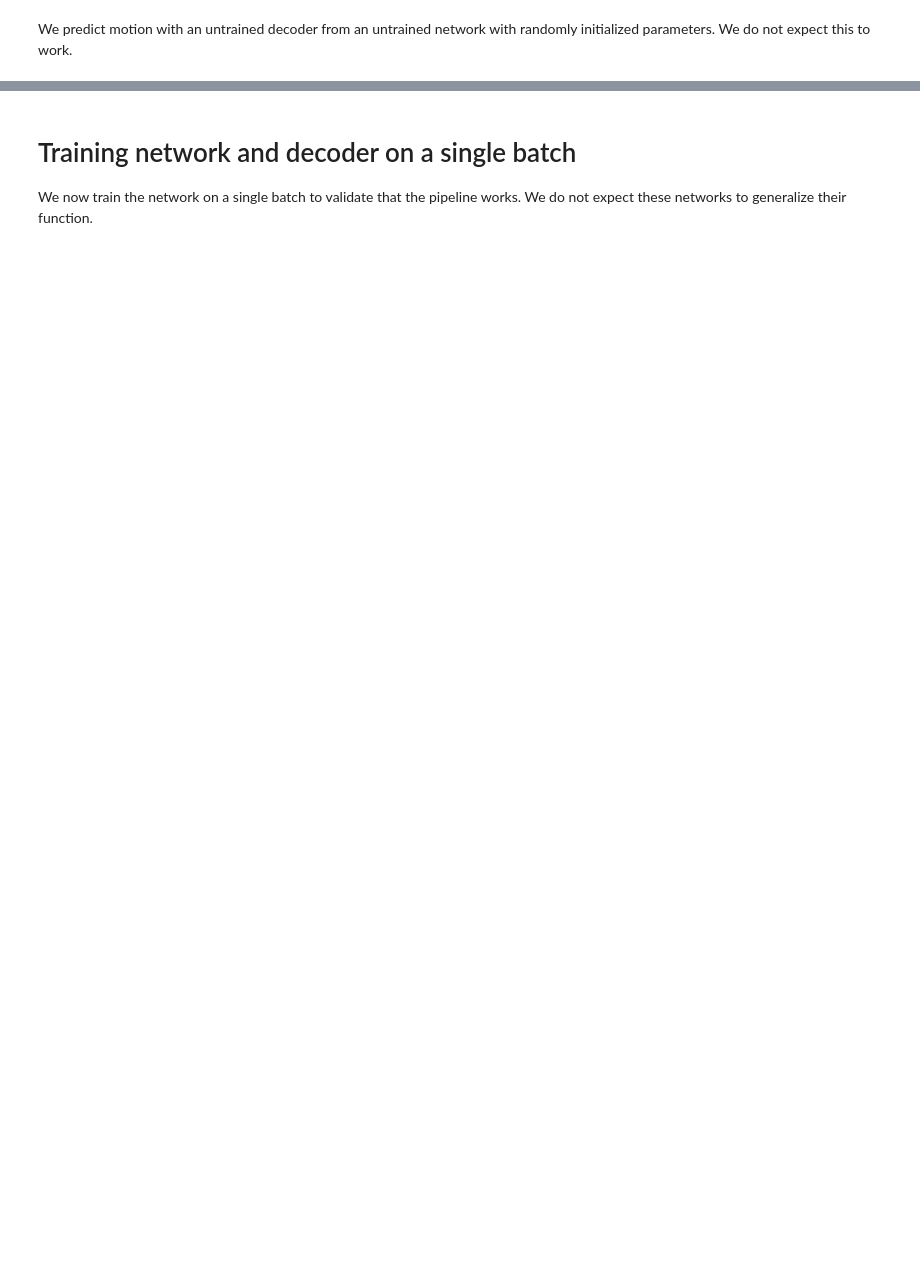
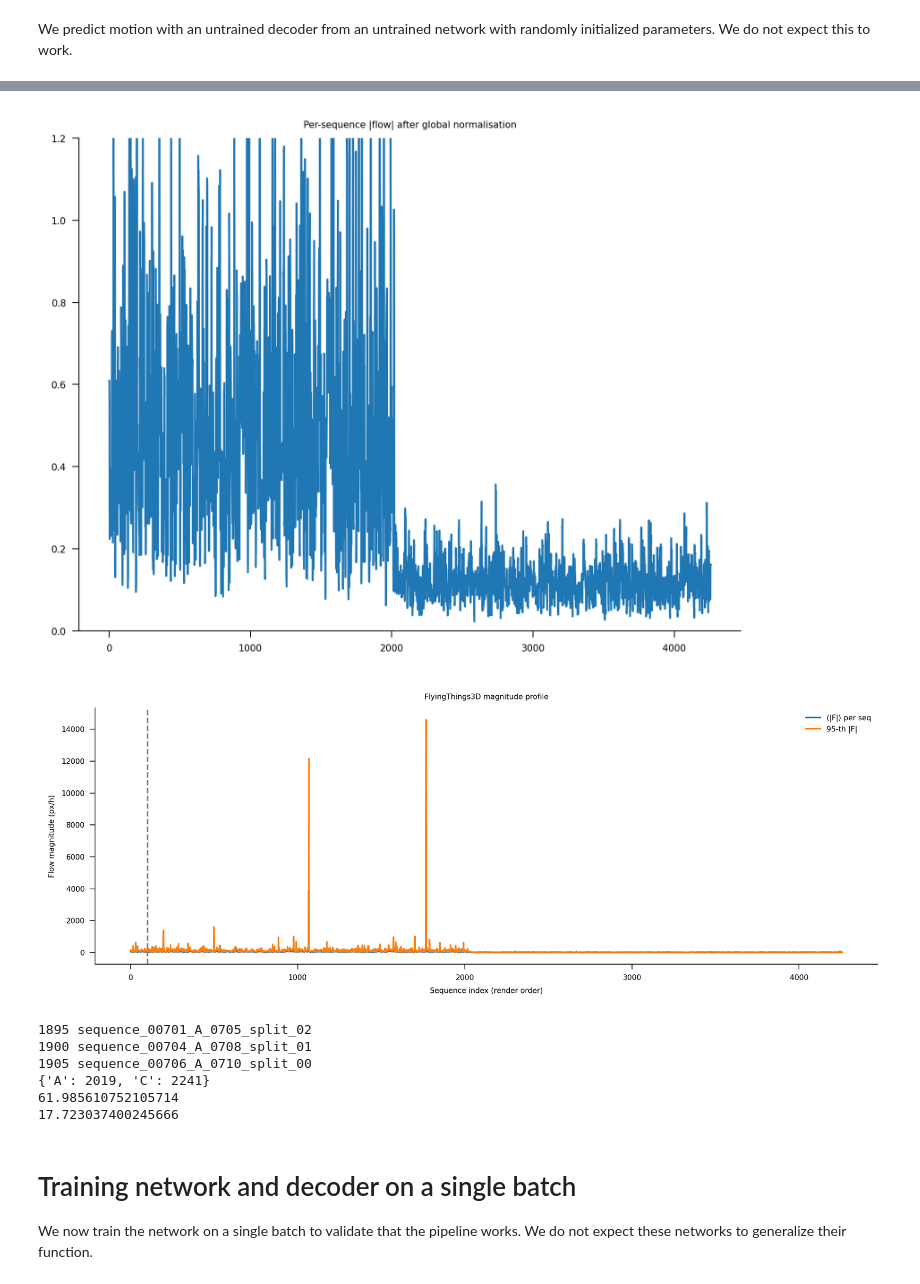
Before and after one commit to greenfire0/flyvis, a Jupyter notebook: examples/mc/02_flyvision_optic_flow_task.ipynb, the cells around one changed output, grey strips where cells are left out. Cells and saved outputs as stored; diff of their text form; code cells hidden in the pictures; blank space fills up the shorter version.

```diff
--- a/examples/mc/02_flyvision_optic_flow_task.ipynb
+++ b/examples/mc/02_flyvision_optic_flow_task.ipynb
@@ -597,3 +536,60 @@ normalized_ft3d = FT3DNormalized(ft3d, mag_95)
+# %%
+import numpy as np, pandas as pd, matplotlib.pyplot as plt, torch
+from flyvis.datasets.FT3D import MultiTaskFlyingThings3D
+train_loader = DataLoader(
+    normalized_ft3d,
+    batch_size=16,
+    shuffle=True,
+    num_workers=4,
+)
+
+stats_norm = []
+for i in range(len(normalized_ft3d)):
+    flow = normalized_ft3d[i]["flow"]
+    mags = torch.linalg.vector_norm(flow, dim=1)
+    stats_norm.append(mags.mean().item())
+
+plt.plot(stats_norm); plt.ylim(0, 1.2)
+plt.title("Per-sequence |flow| after global normalisation")
+plt.show()
+
+
+# 3. quick visual
+plt.figure(figsize=(8,3))
+plt.plot(stats.mag_mean,  label="⟨|F|⟩ per seq")
+plt.plot(stats.mag_p95,   label="95-th |F|")
+plt.axvline(100, ls='--', lw=1, c='gray')
+plt.xlabel("Sequence index (render order)"); plt.ylabel("Flow magnitude (px/h)")
+plt.title("FlyingThings3D magnitude profile"); plt.legend(); plt.tight_layout()
+plt.show()
+# %% [output]
+[figure, added]
+[figure, added]
+# %%
+# 1.  See which original folder each plotted point refers to
+for i in [1895, 1900, 1905]:
+    print(i, ft3d.arg_df.name[i])          # needs arg_df from init_cache
+
+# 2.  Compare average magnitude by group letter
+groups = {}
+for name in ft3d.arg_df.name:
+    grp = name.split('_')[2]              # A / B / C
+    groups.setdefault(grp, []).append(name)
+print({g: len(v) for g, v in groups.items()})
+
+# 3.  Mean |flow| for first 100 and last 100 sequences
+def seq_mean(idx):
+    mag = torch.linalg.vector_norm(ft3d[idx]['flow'], dim=1)
+    return mag.mean().item()
+print(np.mean([seq_mean(i) for i in range(100)]))
+print(np.mean([seq_mean(i) for i in range(len(ft3d)-100, len(ft3d))]))
+# %% [output]
+1895 sequence_00701_A_0705_split_02
+1900 sequence_00704_A_0708_split_01
+1905 sequence_00706_A_0710_split_00
+{'A': 2019, 'C': 2241}
+61.985610752105714
+17.723037400245666
 # %% [markdown]
 # Training network and decoder on a single batch
 
```
Also changed, not shown: parts of 54 cells of this notebook, 8 other files.
